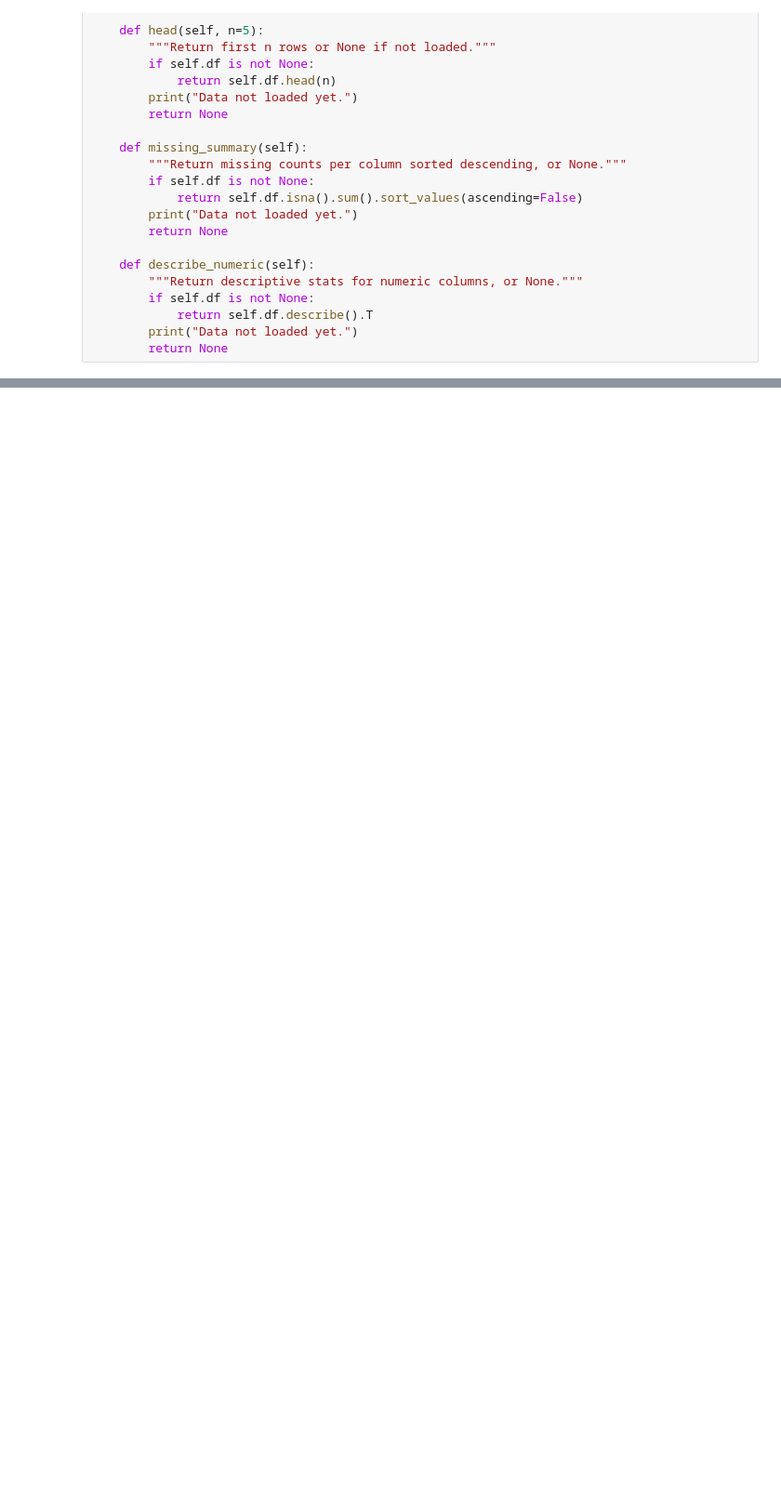
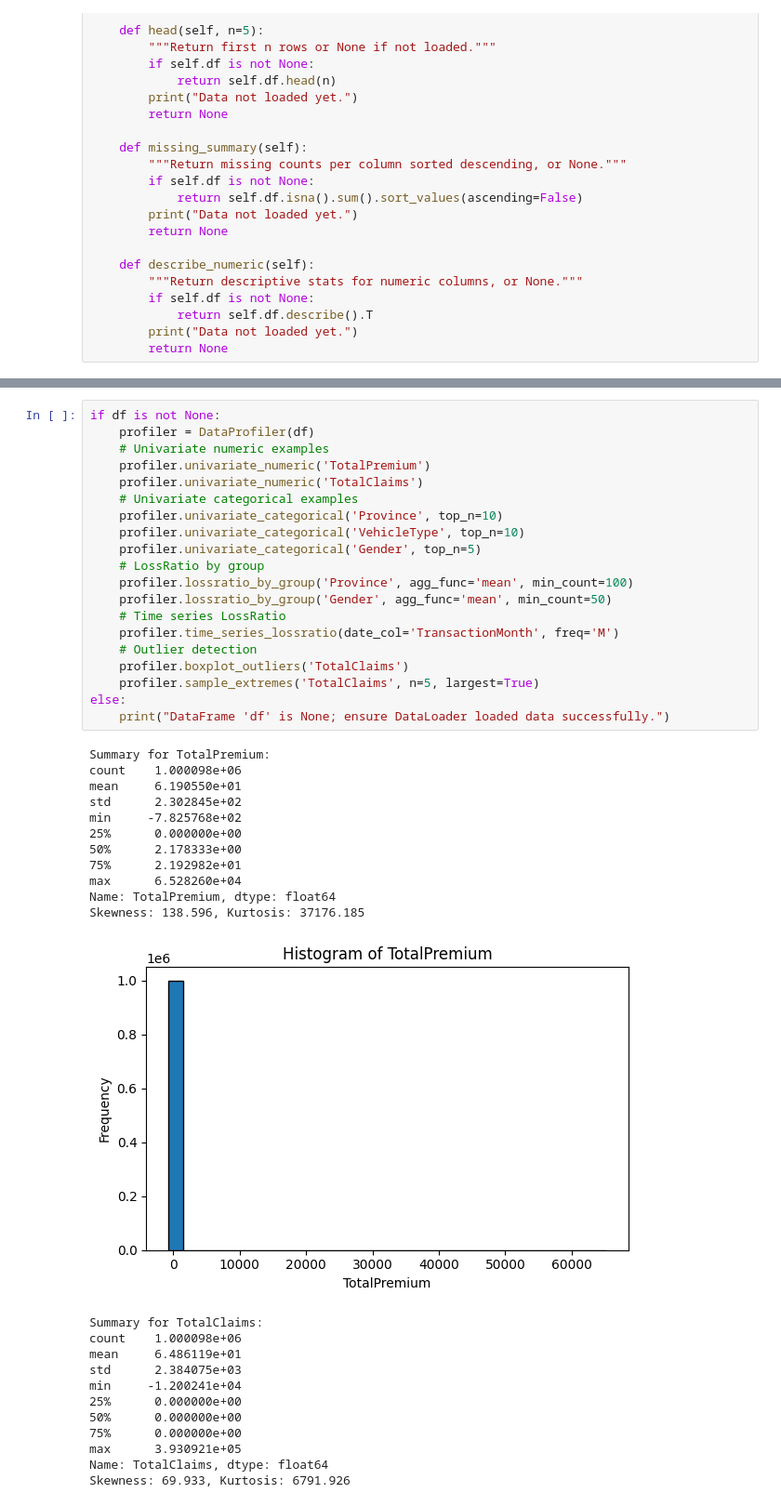
Before and after one commit to abdulkerim-adem/insurance-risk-analytics, a Jupyter notebook: notebooks/eda.ipynb, the cells around one changed output, grey strips where cells are left out. Shown: that part at 93% size. Cells and saved outputs as stored; diff of their text form; blank space fills up the shorter version.

Commit message:
feat: Added Data Profiling

```diff
--- a/notebooks/eda.ipynb
+++ b/notebooks/eda.ipynb
@@ -102,0 +261,44 @@ NumberOfDoors                        6.0         0.468314
+# %%
+if df is not None:
+    profiler = DataProfiler(df)
+    # Univariate numeric examples
+    profiler.univariate_numeric('TotalPremium')
+    profiler.univariate_numeric('TotalClaims')
+    # Univariate categorical examples
+    profiler.univariate_categorical('Province', top_n=10)
+    profiler.univariate_categorical('VehicleType', top_n=10)
+    profiler.univariate_categorical('Gender', top_n=5)
+    # LossRatio by group
+    profiler.lossratio_by_group('Province', agg_func='mean', min_count=100)
+    profiler.lossratio_by_group('Gender', agg_func='mean', min_count=50)
+    # Time series LossRatio
+    profiler.time_series_lossratio(date_col='TransactionMonth', freq='M')
+    # Outlier detection
+    profiler.boxplot_outliers('TotalClaims')
+    profiler.sample_extremes('TotalClaims', n=5, largest=True)
+else:
+    print("DataFrame 'df' is None; ensure DataLoader loaded data successfully.")
+# %% [output]
+Summary for TotalPremium:
+count    1.000098e+06
+mean     6.190550e+01
+std      2.302845e+02
+min     -7.825768e+02
+25%      0.000000e+00
+50%      2.178333e+00
+75%      2.192982e+01
+max      6.528260e+04
+Name: TotalPremium, dtype: float64
+Skewness: 138.596, Kurtosis: 37176.185
+[figure, added]
+Summary for TotalClaims:
+count    1.000098e+06
+mean     6.486119e+01
+std      2.384075e+03
+min     -1.200241e+04
+25%      0.000000e+00
+50%      0.000000e+00
+75%      0.000000e+00
+max      3.930921e+05
+Name: TotalClaims, dtype: float64
+Skewness: 69.933, Kurtosis: 6791.926
```
Also changed, not shown: parts of 9 cells of this notebook.
